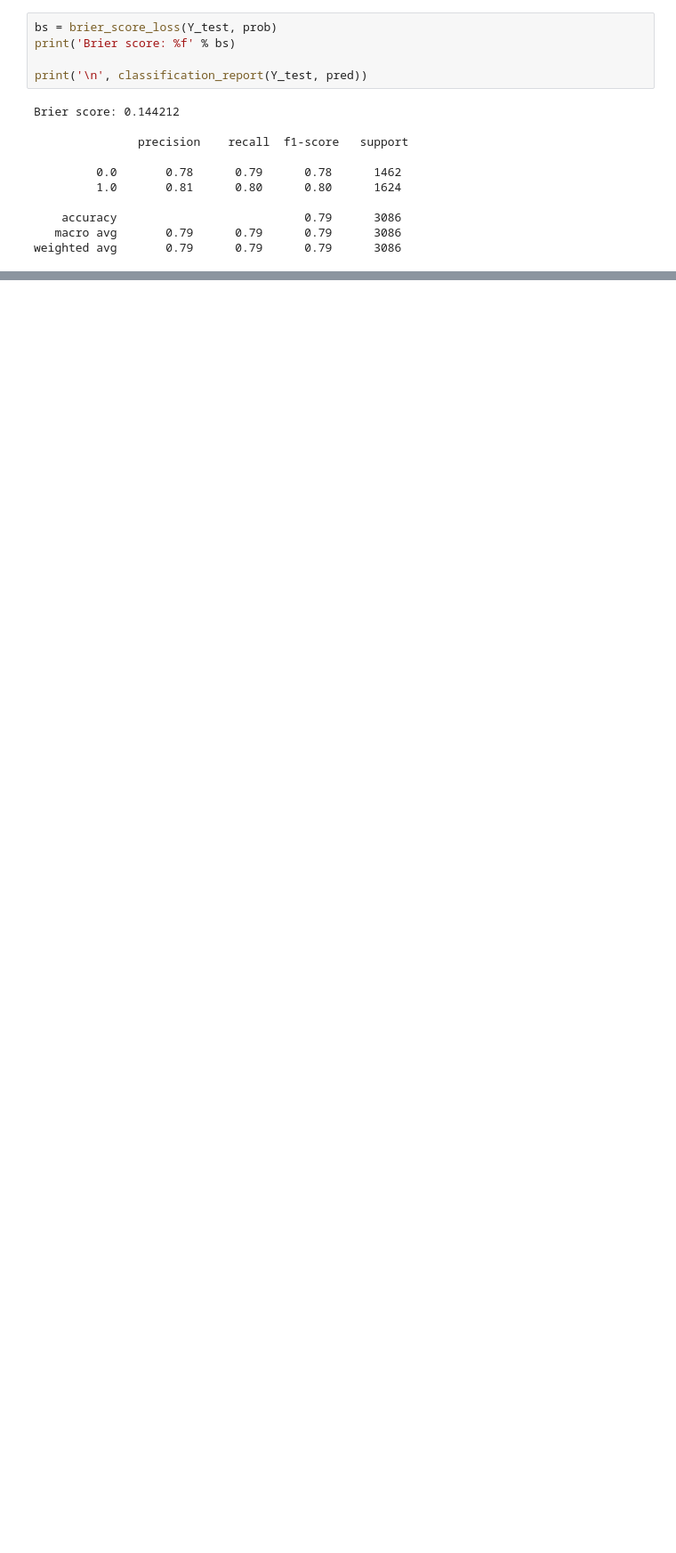
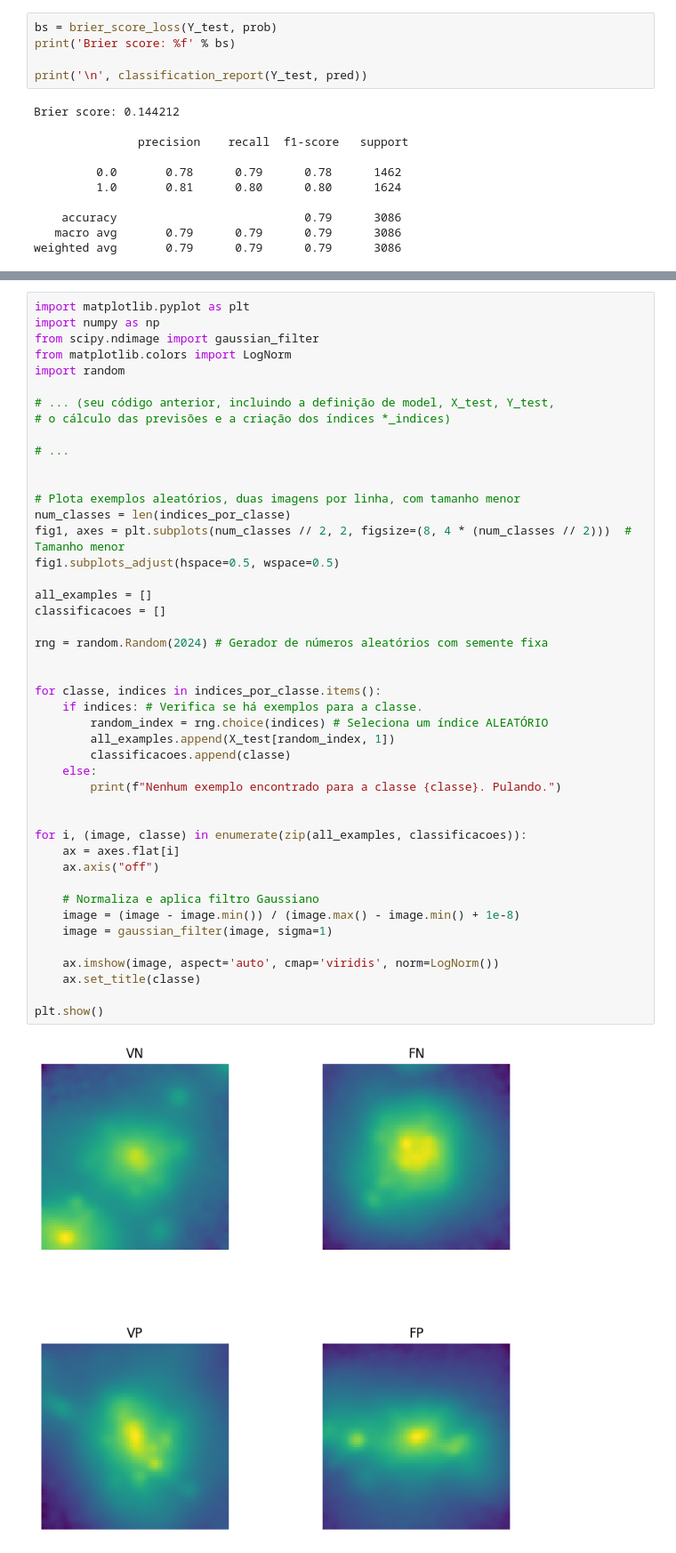
Before and after one commit to NataliCMAlmeida/CNN-para-classificar-fus-o-de-galaxias, a Jupyter notebook: TCC corrigido.ipynb, the cells around one changed output, grey strips where cells are left out. Shown at 89% size. Cells and saved outputs as stored; diff of their text form; blank space fills up the shorter version.

```diff
--- a/TCC corrigido.ipynb
+++ b/TCC corrigido.ipynb
@@ -585,0 +610,47 @@ plt.show()
+# %%
+import matplotlib.pyplot as plt
+import numpy as np
+from scipy.ndimage import gaussian_filter
+from matplotlib.colors import LogNorm
+import random
+
+# ... (seu código anterior, incluindo a definição de model, X_test, Y_test,
+# o cálculo das previsões e a criação dos índices *_indices)
+
+# ...
+
+
+# Plota exemplos aleatórios, duas imagens por linha, com tamanho menor
+num_classes = len(indices_por_classe)
+fig1, axes = plt.subplots(num_classes // 2, 2, figsize=(8, 4 * (num_classes // 2)))  # Tamanho menor
+fig1.subplots_adjust(hspace=0.5, wspace=0.5)
+
+all_examples = []
+classificacoes = []
+
+rng = random.Random(2024) # Gerador de números aleatórios com semente fixa
+
+
+for classe, indices in indices_por_classe.items():
+    if indices: # Verifica se há exemplos para a classe.
+        random_index = rng.choice(indices) # Seleciona um índice ALEATÓRIO
+        all_examples.append(X_test[random_index, 1])
+        classificacoes.append(classe)
+    else:
+        print(f"Nenhum exemplo encontrado para a classe {classe}. Pulando.")
+
+
+for i, (image, classe) in enumerate(zip(all_examples, classificacoes)):
+    ax = axes.flat[i]
+    ax.axis("off")
+
+    # Normaliza e aplica filtro Gaussiano
+    image = (image - image.min()) / (image.max() - image.min() + 1e-8)
+    image = gaussian_filter(image, sigma=1)
+
+    ax.imshow(image, aspect='auto', cmap='viridis', norm=LogNorm())
+    ax.set_title(classe)
+
+plt.show()
+# %% [output]
+[figure, added]
```
Also changed, not shown: parts of 4 cells of this notebook.
